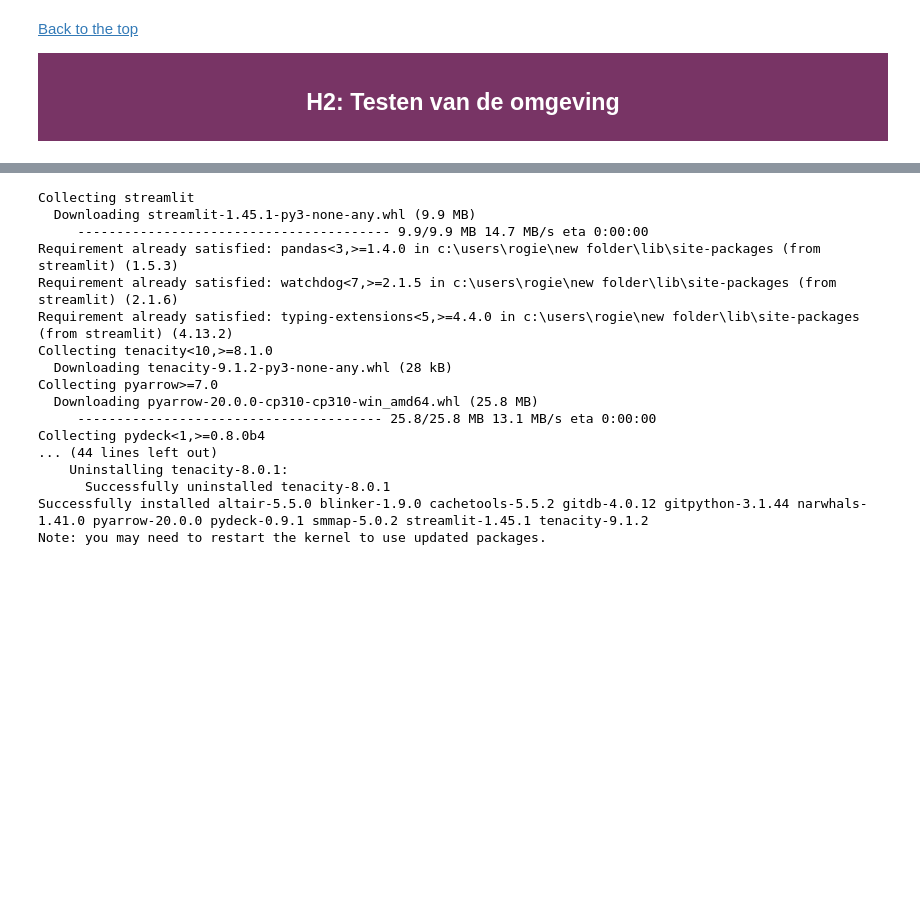
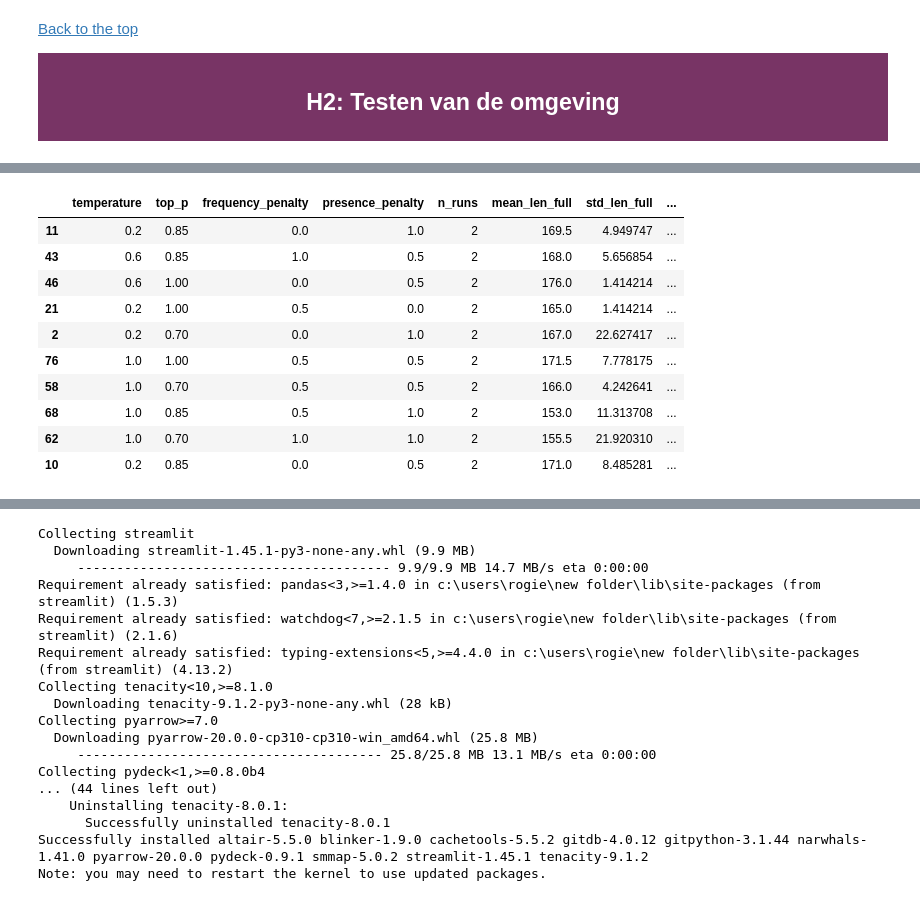
Before and after one commit to RogierHHS/Kennisnet-Datalab-5-, a Jupyter notebook: OpenAI-API/OpenAI-API.ipynb, the cells around one changed output, grey strips where cells are left out. Drawn from its saved outputs; the diff is of its cells as text; code cells hidden in the pictures; blank space fills up the shorter version.

```diff
--- a/OpenAI-API/OpenAI-API.ipynb
+++ b/OpenAI-API/OpenAI-API.ipynb
@@ -285,0 +502,11 @@ Instructies lijken mij niet al te ingewikkeld maar dan moeten we nog ff samen be
+# %%
+import pandas as pd
+
+# Toon meer kolommen en bredere output
+pd.set_option('display.max_columns', None)
+pd.set_option('display.width', 120)
+
+# 1. Inladen van het CSV-bestand
+df = pd.read_csv('lmbeleid_gridsearch.csv')
+print(f"Aantal rijen: {len(df)}")
+df.head(10)
@@ -285,0 +591,37 @@ Instructies lijken mij niet al te ingewikkeld maar dan moeten we nog ff samen be
+# %%
+# Statistieken over lengte (woorden)
+df['len_full'] = df['beleidstekst'].astype(str).apply(lambda x: len(x.split()))
+df['len_clean'] = df['beleidstekst_clean'].astype(str).apply(lambda x: len(x.split()))
+
+# Gemiddelde, standaarddeviatie, min, max, etc. per hyperparameter-combinatie
+group_stats = (
+    df.groupby(['temperature', 'top_p', 'frequency_penalty', 'presence_penalty'])
+      .agg(
+          n_runs = ('len_clean', 'count'),
+          mean_len_full = ('len_full', 'mean'),
+          std_len_full = ('len_full', 'std'),
+          min_len_full = ('len_full', 'min'),
+          max_len_full = ('len_full', 'max'),
+          mean_len_clean = ('len_clean', 'mean'),
+          std_len_clean = ('len_clean', 'std'),
+          min_len_clean = ('len_clean', 'min'),
+          max_len_clean = ('len_clean', 'max'),
+          n_unique_clean = ('beleidstekst_clean', 'nunique'),
+      )
+      .reset_index()
+      .sort_values('mean_len_clean', ascending=False)
+)
+
+display(group_stats.head(10))
+# %% [output]
+|  | temperature | top_p | frequency_penalty | presence_penalty | n_runs | mean_len_full | std_len_full | ... |
+| 11 | 0.2 | 0.85 | 0.0 | 1.0 | 2 | 169.5 | 4.949747 | ... |
+| 43 | 0.6 | 0.85 | 1.0 | 0.5 | 2 | 168.0 | 5.656854 | ... |
+| 46 | 0.6 | 1.00 | 0.0 | 0.5 | 2 | 176.0 | 1.414214 | ... |
+| 21 | 0.2 | 1.00 | 0.5 | 0.0 | 2 | 165.0 | 1.414214 | ... |
+| 2 | 0.2 | 0.70 | 0.0 | 1.0 | 2 | 167.0 | 22.627417 | ... |
+| 76 | 1.0 | 1.00 | 0.5 | 0.5 | 2 | 171.5 | 7.778175 | ... |
+| 58 | 1.0 | 0.70 | 0.5 | 0.5 | 2 | 166.0 | 4.242641 | ... |
+| 68 | 1.0 | 0.85 | 0.5 | 1.0 | 2 | 153.0 | 11.313708 | ... |
+| 62 | 1.0 | 0.70 | 1.0 | 1.0 | 2 | 155.5 | 21.920310 | ... |
+| 10 | 0.2 | 0.85 | 0.0 | 0.5 | 2 | 171.0 | 8.485281 | ... |
```
Also changed, not shown: parts of 45 cells of this notebook, 3 other files.
